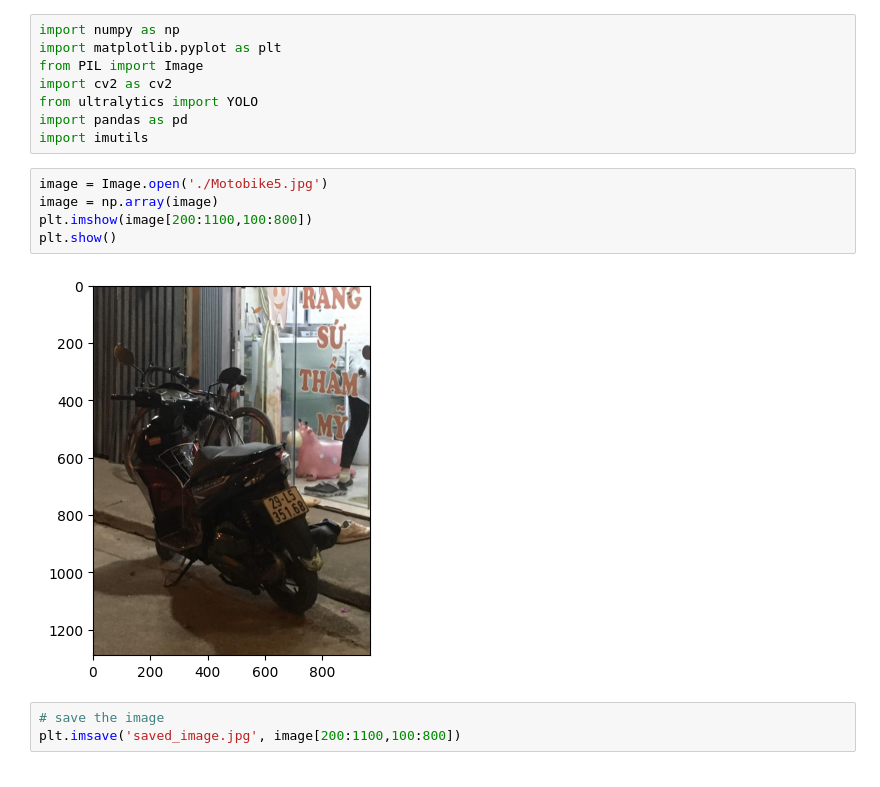
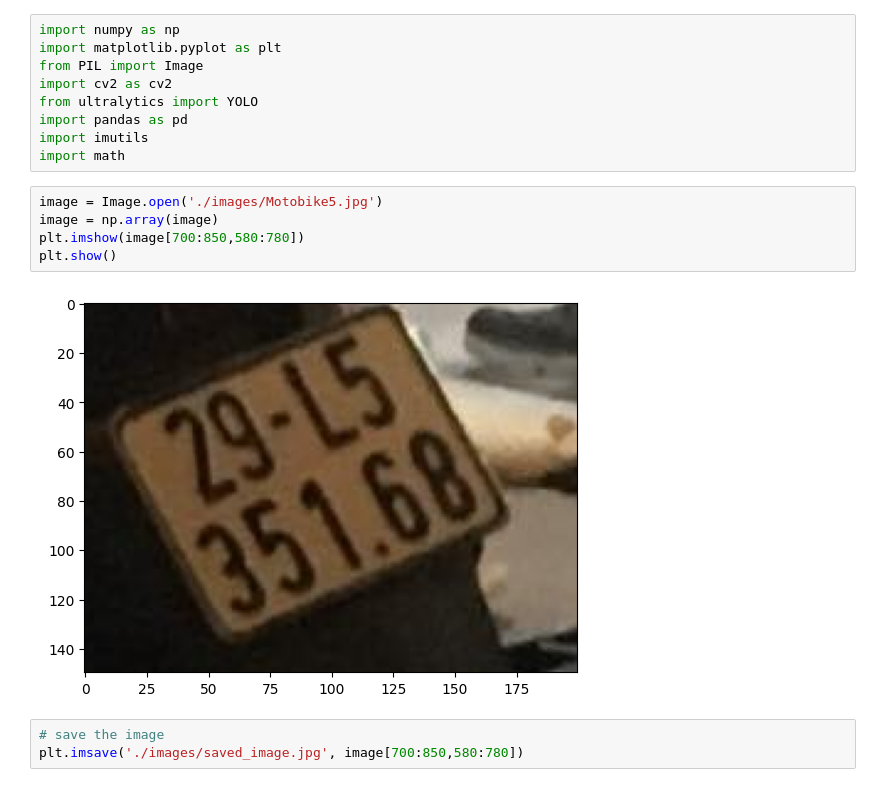
Before and after one commit to NoVeTe36/License-Plate-Detection, a Jupyter notebook: demo.ipynb, the cells around one changed output. Drawn from its saved outputs; the diff is of its cells as text.

```diff
--- a/demo.ipynb
+++ b/demo.ipynb
@@ -6,14 +6,15 @@ import cv2 as cv2
 from ultralytics import YOLO
 import pandas as pd
 import imutils
+import math
 # %%
-image = Image.open('./Motobike5.jpg')
+image = Image.open('./images/Motobike5.jpg')
 image = np.array(image)
-plt.imshow(image[200:1100,100:800])
+plt.imshow(image[700:850,580:780])
 plt.show()
 # %% [output]
-[figure, old version]
+[figure, new version]
 # %%
 # save the image
-plt.imsave('saved_image.jpg', image[200:1100,100:800])
+plt.imsave('./images/saved_image.jpg', image[700:850,580:780])
 # %%
```
Also changed, not shown: parts of 8 cells of this notebook, 20 other files.
